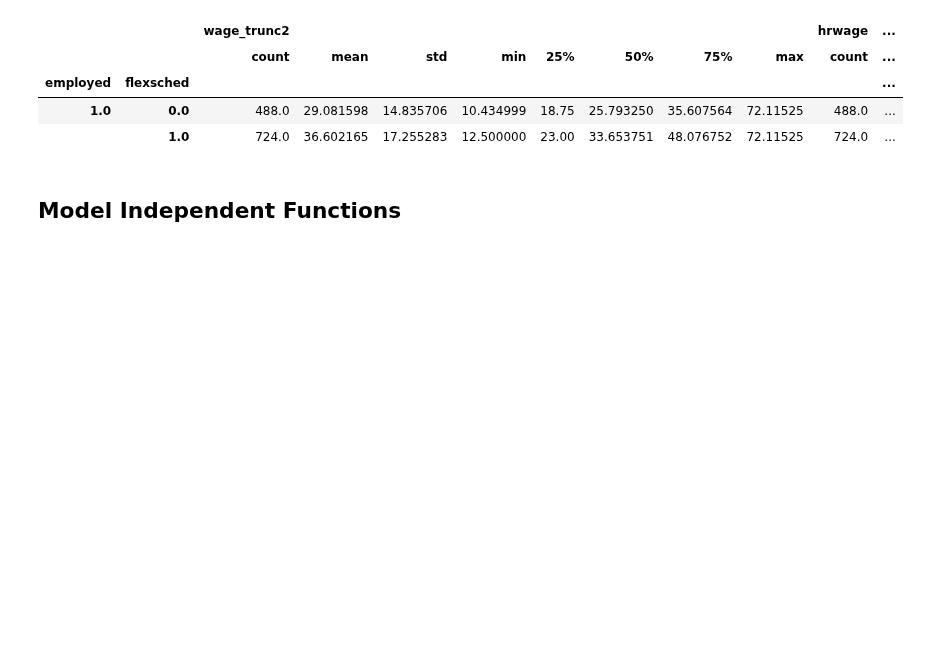
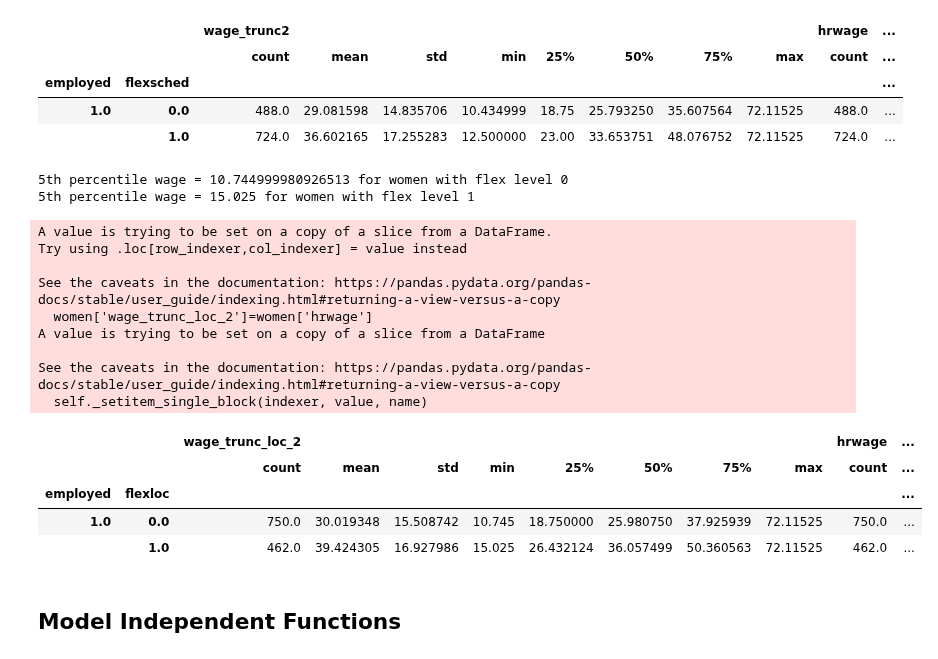
Before and after one commit to meganmccoy/flexibility-in-search-model, a Jupyter notebook: SimplifiedModel.ipynb, the cells around one changed output. Saved outputs shown, nothing was run; the diff lists cells and outputs as text; code cells hidden in the pictures; blank space fills up the shorter version.

```diff
--- a/SimplifiedModel.ipynb
+++ b/SimplifiedModel.ipynb
@@ -124,3 +124,18 @@ See the caveats in the documentation: https://pandas.pydata.org/pandas-docs/stab
 | employed | flexsched |  |  |  |  |  |  |  |  |
 | 1.0 | 0.0 | 341.0 | 35.949913 | 17.789873 | 13.0 | 22.5 | 31.250000 | 47.11525 | 72.11525 |
 |  | 1.0 | 901.0 | 45.316116 | 18.248098 | 17.5 | 30.0 | 43.269001 | 62.50000 | 72.11525 |
+# %%
+fifth_pctl = np.zeros(1)
+
+for k in range(2):
+    tmp = men[men['flexloc']==k]
+    fifth = np.percentile(tmp['hrwage'],5)
+    fifth_pctl = np.append(fifth_pctl, fifth)
+    print("5th percentile wage = " + str(fifth) + " for men with flex level " + str(k))
+
+men['wage_trunc_loc_2']=men['hrwage']
+
+for k in range(2):
+    men['wage_trunc_loc_2'].iloc[(men['hrwage']<fifth_pctl[k+1]) & (men['flexloc']==k)]=fifth_pctl[k+1] #k+1 because empty array initiates with zero
+
+men['wage_trunc_loc_2'].groupby([men['employed'],men['flexloc']]).describe()
@@ -178,6 +209,38 @@ See the caveats in the documentation: https://pandas.pydata.org/pandas-docs/stab
 | employed | flexsched |  |  |  |  |  |  |  |  |  | ... |
 | 1.0 | 0.0 | 488.0 | 29.081598 | 14.835706 | 10.434999 | 18.75 | 25.793250 | 35.607564 | 72.11525 | 488.0 | ... |
 |  | 1.0 | 724.0 | 36.602165 | 17.255283 | 12.500000 | 23.00 | 33.653751 | 48.076752 | 72.11525 | 724.0 | ... |
+# %%
+fifth_pctl = np.zeros(1)
+
+for k in range(2):
+    tmp = women[women['flexloc']==k]
+    fifth = np.percentile(tmp['hrwage'],5)
+    fifth_pctl = np.append(fifth_pctl, fifth)
+    print("5th percentile wage = " + str(fifth) + " for women with flex level " + str(k))
+
+women['wage_trunc_loc_2']=women['hrwage']
+
+for k in range(2):
+    women['wage_trunc_loc_2'].iloc[(women['hrwage']<fifth_pctl[k+1]) & (women['flexloc']==k)]=fifth_pctl[k+1] #k+1 because empty array initiates with zero
+
+women[['wage_trunc_loc_2','hrwage']].groupby([women['employed'],women['flexloc']]).describe()
+# %% [output]
+5th percentile wage = 10.744999980926513 for women with flex level 0
+5th percentile wage = 15.025 for women with flex level 1
+A value is trying to be set on a copy of a slice from a DataFrame.
+Try using .loc[row_indexer,col_indexer] = value instead
+
+See the caveats in the documentation: https://pandas.pydata.org/pandas-docs/stable/user_guide/indexing.html#returning-a-view-versus-a-copy
+  women['wage_trunc_loc_2']=women['hrwage']
+A value is trying to be set on a copy of a slice from a DataFrame
+
+See the caveats in the documentation: https://pandas.pydata.org/pandas-docs/stable/user_guide/indexing.html#returning-a-view-versus-a-copy
+  self._setitem_single_block(indexer, value, name)
+|  |  | wage_trunc_loc_2 |  |  |  |  |  |  |  | hrwage | ... |
+|  |  | count | mean | std | min | 25% | 50% | 75% | max | count | ... |
+| employed | flexloc |  |  |  |  |  |  |  |  |  | ... |
+| 1.0 | 0.0 | 750.0 | 30.019348 | 15.508742 | 10.745 | 18.750000 | 25.980750 | 37.925939 | 72.11525 | 750.0 | ... |
+|  | 1.0 | 462.0 | 39.424305 | 16.927986 | 15.025 | 26.432124 | 36.057499 | 50.360563 | 72.11525 | 462.0 | ... |
 # %% [markdown]
 ## Model Independent Functions
 # %%
```
Also changed, not shown: parts of 34 cells of this notebook.
